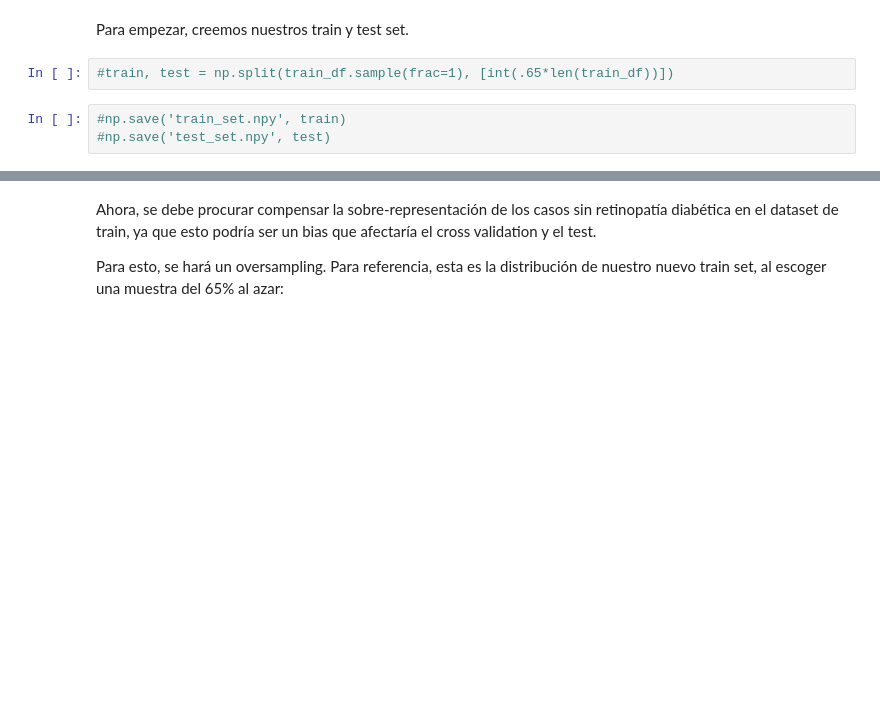
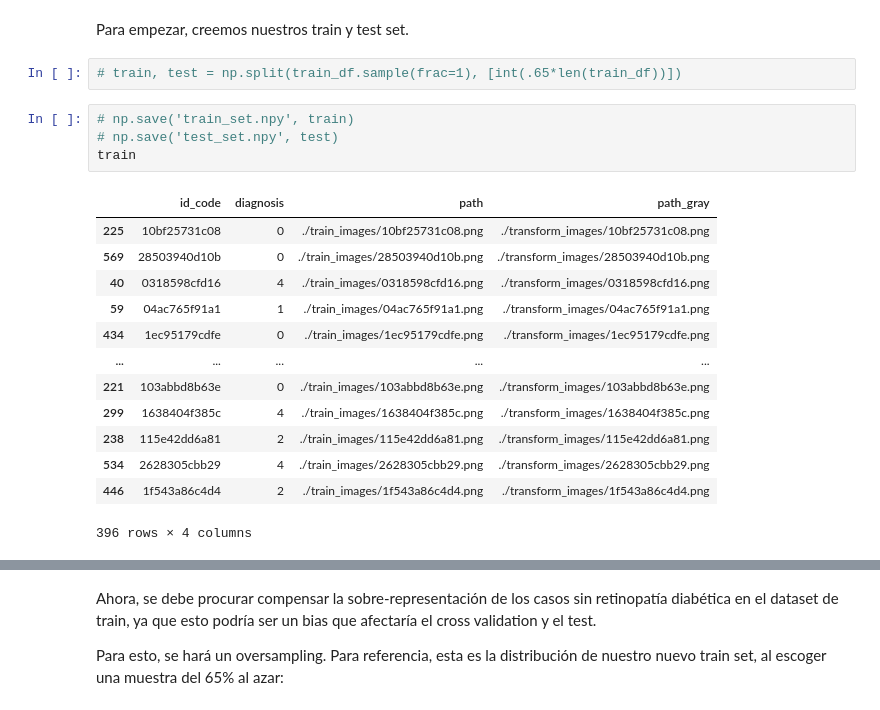
Before and after one commit to Andrea-Arguello/CNN_DR, a Jupyter notebook: Lab3.ipynb, the cells around one changed output, grey strips where cells are left out. Drawn from its saved outputs; the diff is of its cells as text; blank space fills up the shorter version.

```diff
--- a/Lab3.ipynb
+++ b/Lab3.ipynb
@@ -127,8 +149,23 @@ Se puede observar que las imagenes son bastante grandes, por lo cual será neces
 # %% [markdown]
 Para empezar, creemos nuestros train y test set.
 # %%
-#train, test = np.split(train_df.sample(frac=1), [int(.65*len(train_df))])
+# train, test = np.split(train_df.sample(frac=1), [int(.65*len(train_df))])
 # %%
-#np.save('train_set.npy', train)
-#np.save('test_set.npy', test)
+# np.save('train_set.npy', train)
+# np.save('test_set.npy', test)
+train
+# %% [output]
+|  | id_code | diagnosis | path | path_gray |
+| 225 | 10bf25731c08 | 0 | ./train_images/10bf25731c08.png | ./transform_images/10bf25731c08.png |
+| 569 | 28503940d10b | 0 | ./train_images/28503940d10b.png | ./transform_images/28503940d10b.png |
+| 40 | 0318598cfd16 | 4 | ./train_images/0318598cfd16.png | ./transform_images/0318598cfd16.png |
+| 59 | 04ac765f91a1 | 1 | ./train_images/04ac765f91a1.png | ./transform_images/04ac765f91a1.png |
+| 434 | 1ec95179cdfe | 0 | ./train_images/1ec95179cdfe.png | ./transform_images/1ec95179cdfe.png |
+| ... | ... | ... | ... | ... |
+| 221 | 103abbd8b63e | 0 | ./train_images/103abbd8b63e.png | ./transform_images/103abbd8b63e.png |
+| 299 | 1638404f385c | 4 | ./train_images/1638404f385c.png | ./transform_images/1638404f385c.png |
+| 238 | 115e42dd6a81 | 2 | ./train_images/115e42dd6a81.png | ./transform_images/115e42dd6a81.png |
+| 534 | 2628305cbb29 | 4 | ./train_images/2628305cbb29.png | ./transform_images/2628305cbb29.png |
+| 446 | 1f543a86c4d4 | 2 | ./train_images/1f543a86c4d4.png | ./transform_images/1f543a86c4d4.png |
+396 rows × 4 columns
 # %%
```
Also changed, not shown: parts of 16 cells of this notebook, 5 other files.
